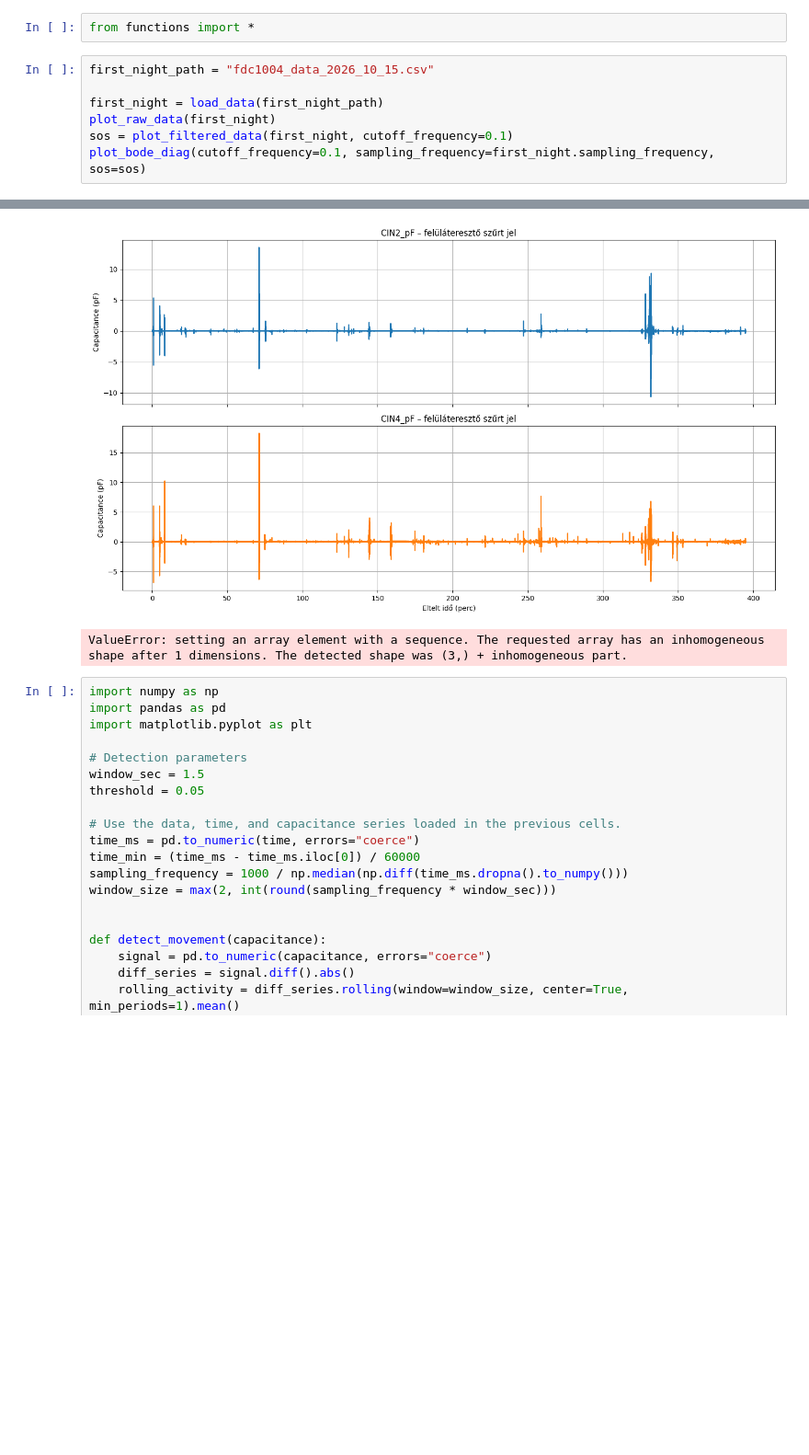
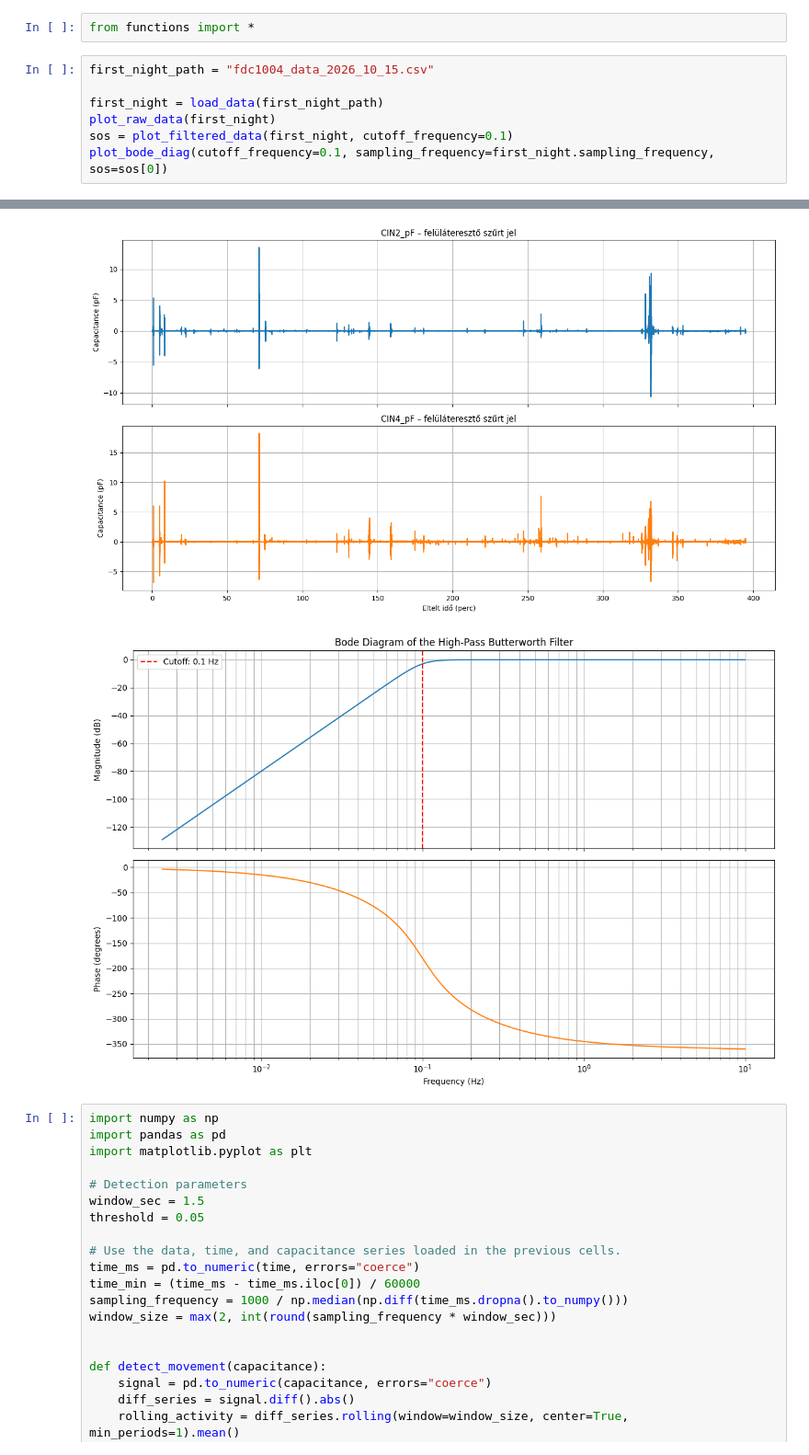
Before and after one commit to Qawes/CapMeter, a Jupyter notebook: data_analysis/sleep_tests/plotter.ipynb, the cells around one changed output, grey strips where cells are left out. Shown at 92% size. Drawn from its saved outputs; the diff is of its cells as text; blank space fills up the shorter version.

```diff
--- a/data_analysis/sleep_tests/plotter.ipynb
+++ b/data_analysis/sleep_tests/plotter.ipynb
@@ -3,16 +3,16 @@ from functions import *
 # %%
 first_night_path = "fdc1004_data_2026_10_15.csv"
 
 first_night = load_data(first_night_path)
 plot_raw_data(first_night)
 sos = plot_filtered_data(first_night, cutoff_frequency=0.1)
-plot_bode_diag(cutoff_frequency=0.1, sampling_frequency=first_night.sampling_frequency, sos=sos)
+plot_bode_diag(cutoff_frequency=0.1, sampling_frequency=first_night.sampling_frequency, sos=sos[0])
 # %% [output]
 [figure]
 [figure]
 [figure]
 [figure]
-ValueError: setting an array element with a sequence. The requested array has an inhomogeneous shape after 1 dimensions. The detected shape was (3,) + inhomogeneous part.
+[figure, added]
 # %%
 import numpy as np
 import pandas as pd
```
Also changed, not shown: 1 other file.
